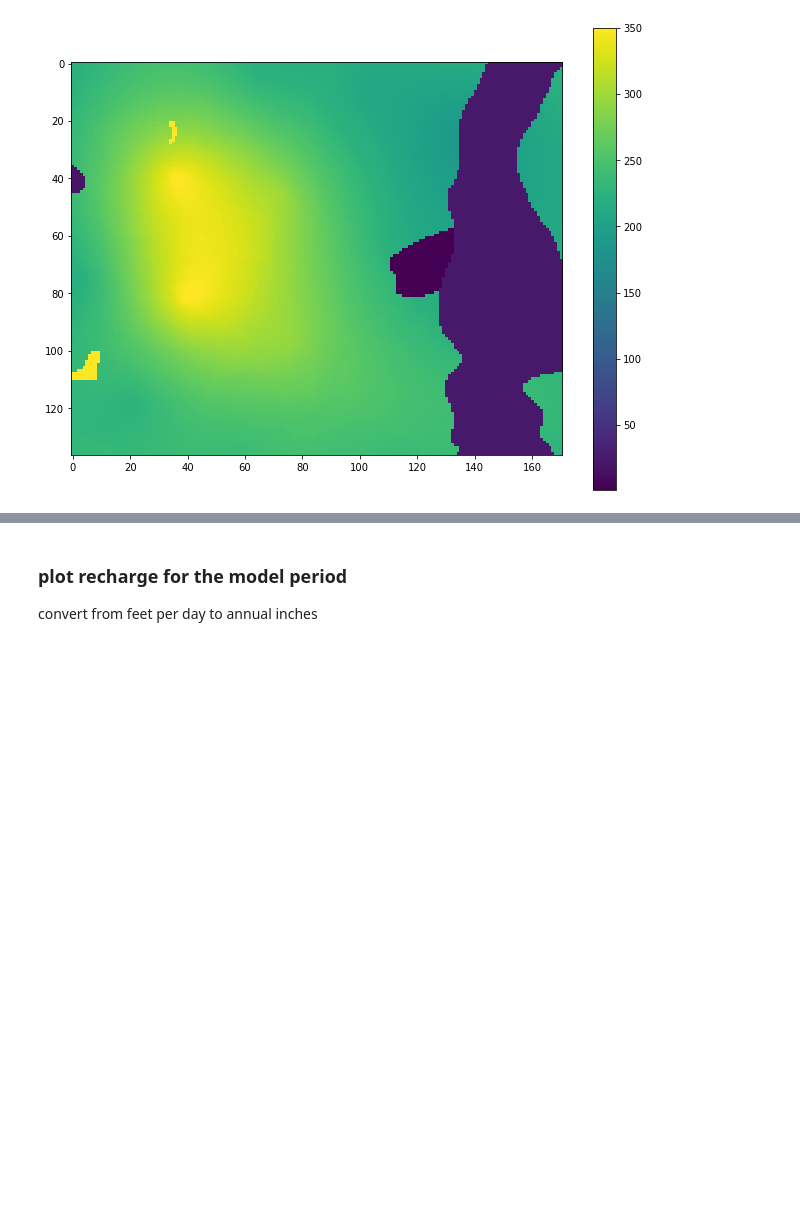
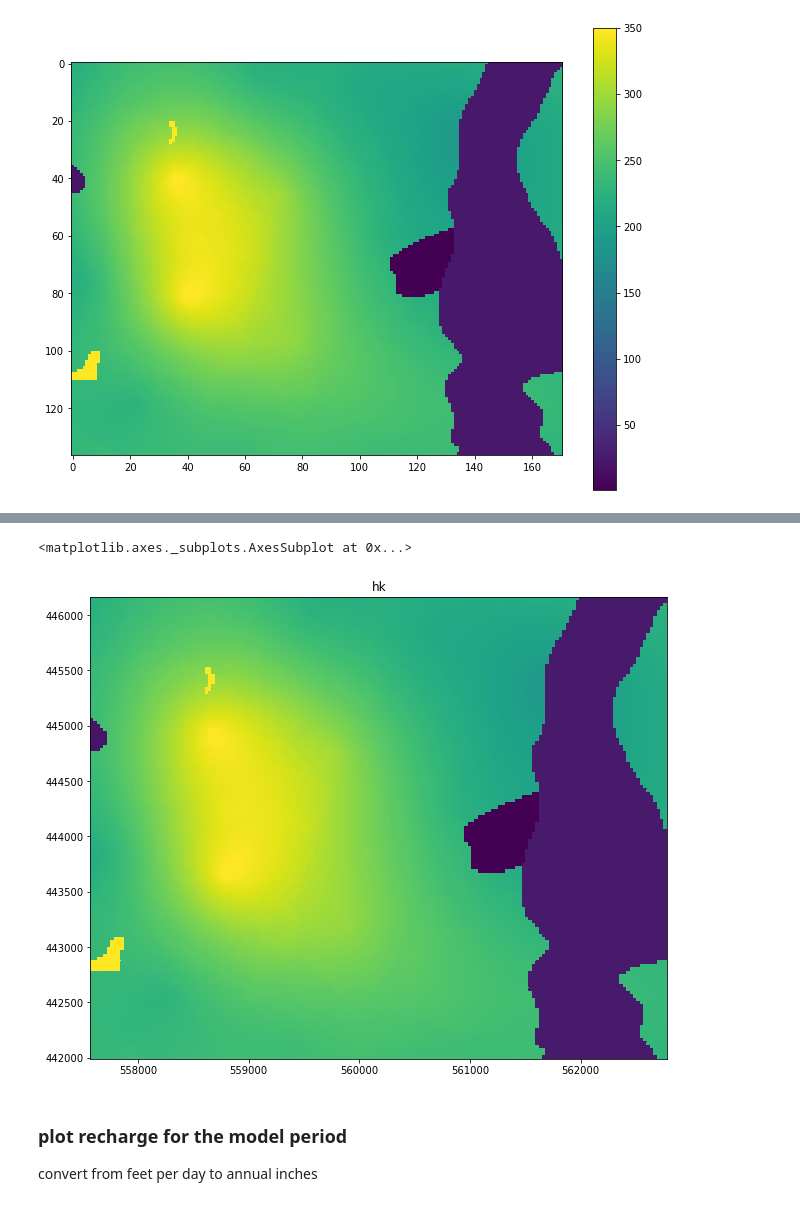
Before and after one commit to mnfienen/python-usgs-training, a Jupyter notebook: notebooks/part2_flopy/loading_and_visualizing_gwmodels.ipynb, the cells around one changed output, grey strips where cells are left out. Cells and saved outputs as stored; diff of their text form; code cells hidden in the pictures; blank space fills up the shorter version.

```diff
--- a/notebooks/part2_flopy/loading_and_visualizing_gwmodels.ipynb
+++ b/notebooks/part2_flopy/loading_and_visualizing_gwmodels.ipynb
@@ -69,3 +151,8 @@ plt.colorbar()
+# %%
+m.upw.hk[0].plot(vmax=350)
+# %% [output]
+<matplotlib.axes._subplots.AxesSubplot at 0x...>
+[figure, added]
 # %% [markdown]
 ### plot recharge for the model period
 convert from feet per day to annual inches
```
Also changed, not shown: parts of 23 cells of this notebook.
